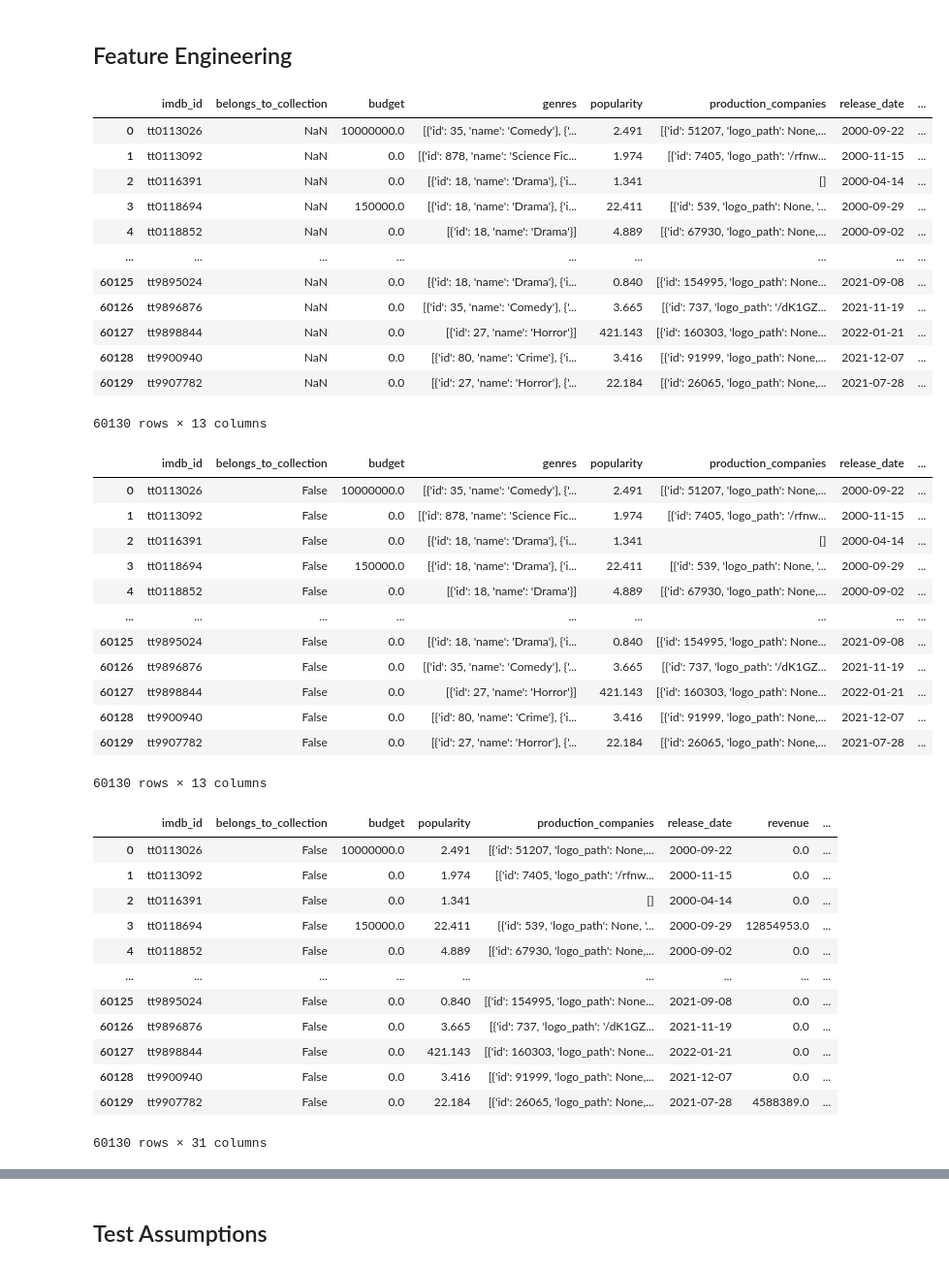
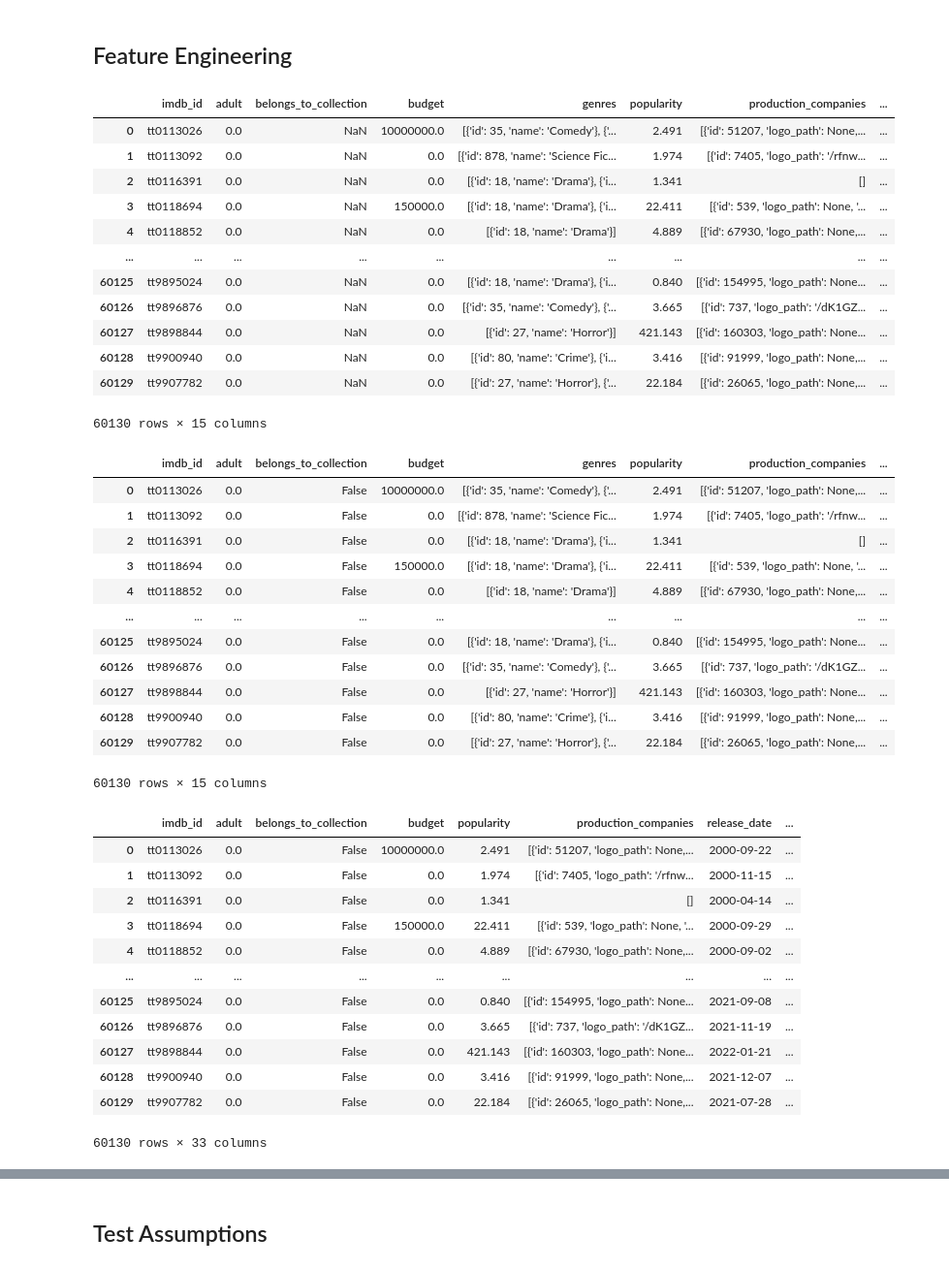
Before and after one commit to Numann-Malik/IMDB, a Jupyter notebook: IMDB_LInear_Regression_Models.ipynb, the cells around one changed output, grey strips where cells are left out. Shown: that part at 97% size. Cells and saved outputs as stored; diff of their text form; code cells hidden in the pictures.

```diff
--- a/IMDB_LInear_Regression_Models.ipynb
+++ b/IMDB_LInear_Regression_Models.ipynb
@@ -64,8 +83,9 @@ memory usage: 11.9+ MB
 | 4 | tt0118852 | 0.0 | NaN | NaN | 0.0 | [{'id': 18, 'name': 'Drama'}] | NaN | 49511.0 | ... |
 5 rows × 26 columns
 # %%
-## check for null values
-df.isna().sum()
+## remove ids that are 0 and reset index
+df = df.loc[df['imdb_id']!='0']
+df = df.reset_index(drop=True)
 # %% [output]
 imdb_id                      0
 adult                        0
@@ -254,37 +115,38 @@ drop_cols = ['backdrop_path','original_title','overview',
 df = df.drop(columns=drop_cols)
 df
 # %% [output]
-|  | imdb_id | belongs_to_collection | budget | genres | popularity | production_companies | release_date | ... |
-| 0 | tt0113026 | NaN | 10000000.0 | [{'id': 35, 'name': 'Comedy'}, {'... | 2.491 | [{'id': 51207, 'logo_path': None,... | 2000-09-22 | ... |
-| 1 | tt0113092 | NaN | 0.0 | [{'id': 878, 'name': 'Science Fic... | 1.974 | [{'id': 7405, 'logo_path': '/rfnw... | 2000-11-15 | ... |
-| 2 | tt0116391 | NaN | 0.0 | [{'id': 18, 'name': 'Drama'}, {'i... | 1.341 | [] | 2000-04-14 | ... |
-| 3 | tt0118694 | NaN | 150000.0 | [{'id': 18, 'name': 'Drama'}, {'i... | 22.411 | [{'id': 539, 'logo_path': None, '... | 2000-09-29 | ... |
-| 4 | tt0118852 | NaN | 0.0 | [{'id': 18, 'name': 'Drama'}] | 4.889 | [{'id': 67930, 'logo_path': None,... | 2000-09-02 | ... |
+|  | imdb_id | adult | belongs_to_collection | budget | genres | popularity | production_companies | ... |
+| 0 | tt0113026 | 0.0 | NaN | 10000000.0 | [{'id': 35, 'name': 'Comedy'}, {'... | 2.491 | [{'id': 51207, 'logo_path': None,... | ... |
+| 1 | tt0113092 | 0.0 | NaN | 0.0 | [{'id': 878, 'name': 'Science Fic... | 1.974 | [{'id': 7405, 'logo_path': '/rfnw... | ... |
+| 2 | tt0116391 | 0.0 | NaN | 0.0 | [{'id': 18, 'name': 'Drama'}, {'i... | 1.341 | [] | ... |
+| 3 | tt0118694 | 0.0 | NaN | 150000.0 | [{'id': 18, 'name': 'Drama'}, {'i... | 22.411 | [{'id': 539, 'logo_path': None, '... | ... |
+| 4 | tt0118852 | 0.0 | NaN | 0.0 | [{'id': 18, 'name': 'Drama'}] | 4.889 | [{'id': 67930, 'logo_path': None,... | ... |
 | ... | ... | ... | ... | ... | ... | ... | ... | ... |
-| 60125 | tt9895024 | NaN | 0.0 | [{'id': 18, 'name': 'Drama'}, {'i... | 0.840 | [{'id': 154995, 'logo_path': None... | 2021-09-08 | ... |
-| 60126 | tt9896876 | NaN | 0.0 | [{'id': 35, 'name': 'Comedy'}, {'... | 3.665 | [{'id': 737, 'logo_path': '/dK1GZ... | 2021-11-19 | ... |
-| 60127 | tt9898844 | NaN | 0.0 | [{'id': 27, 'name': 'Horror'}] | 421.143 | [{'id': 160303, 'logo_path': None... | 2022-01-21 | ... |
-| 60128 | tt9900940 | NaN | 0.0 | [{'id': 80, 'name': 'Crime'}, {'i... | 3.416 | [{'id': 91999, 'logo_path': None,... | 2021-12-07 | ... |
-| 60129 | tt9907782 | NaN | 0.0 | [{'id': 27, 'name': 'Horror'}, {'... | 22.184 | [{'id': 26065, 'logo_path': None,... | 2021-07-28 | ... |
+| 60125 | tt9895024 | 0.0 | NaN | 0.0 | [{'id': 18, 'name': 'Drama'}, {'i... | 0.840 | [{'id': 154995, 'logo_path': None... | ... |
+| 60126 | tt9896876 | 0.0 | NaN | 0.0 | [{'id': 35, 'name': 'Comedy'}, {'... | 3.665 | [{'id': 737, 'logo_path': '/dK1GZ... | ... |
+| 60127 | tt9898844 | 0.0 | NaN | 0.0 | [{'id': 27, 'name': 'Horror'}] | 421.143 | [{'id': 160303, 'logo_path': None... | ... |
+| 60128 | tt9900940 | 0.0 | NaN | 0.0 | [{'id': 80, 'name': 'Crime'}, {'i... | 3.416 | [{'id': 91999, 'logo_path': None,... | ... |
+| 60129 | tt9907782 | 0.0 | NaN | 0.0 | [{'id': 27, 'name': 'Horror'}, {'... | 22.184 | [{'id': 26065, 'logo_path': None,... | ... |
-60130 rows × 13 columns
+60130 rows × 15 columns
 # %%
 ## Use .notna() to convert 'belongs_to_collection' into Boolean feature
 df['belongs_to_collection'] = df['belongs_to_collection'].notna()
+df['belongs_to_collection'].value_counts()
 df
 # %% [output]
-|  | imdb_id | belongs_to_collection | budget | genres | popularity | production_companies | release_date | ... |
-| 0 | tt0113026 | False | 10000000.0 | [{'id': 35, 'name': 'Comedy'}, {'... | 2.491 | [{'id': 51207, 'logo_path': None,... | 2000-09-22 | ... |
-| 1 | tt0113092 | False | 0.0 | [{'id': 878, 'name': 'Science Fic... | 1.974 | [{'id': 7405, 'logo_path': '/rfnw... | 2000-11-15 | ... |
-| 2 | tt0116391 | False | 0.0 | [{'id': 18, 'name': 'Drama'}, {'i... | 1.341 | [] | 2000-04-14 | ... |
-| 3 | tt0118694 | False | 150000.0 | [{'id': 18, 'name': 'Drama'}, {'i... | 22.411 | [{'id': 539, 'logo_path': None, '... | 2000-09-29 | ... |
-| 4 | tt0118852 | False | 0.0 | [{'id': 18, 'name': 'Drama'}] | 4.889 | [{'id': 67930, 'logo_path': None,... | 2000-09-02 | ... |
+|  | imdb_id | adult | belongs_to_collection | budget | genres | popularity | production_companies | ... |
+| 0 | tt0113026 | 0.0 | False | 10000000.0 | [{'id': 35, 'name': 'Comedy'}, {'... | 2.491 | [{'id': 51207, 'logo_path': None,... | ... |
+| 1 | tt0113092 | 0.0 | False | 0.0 | [{'id': 878, 'name': 'Science Fic... | 1.974 | [{'id': 7405, 'logo_path': '/rfnw... | ... |
+| 2 | tt0116391 | 0.0 | False | 0.0 | [{'id': 18, 'name': 'Drama'}, {'i... | 1.341 | [] | ... |
+| 3 | tt0118694 | 0.0 | False | 150000.0 | [{'id': 18, 'name': 'Drama'}, {'i... | 22.411 | [{'id': 539, 'logo_path': None, '... | ... |
+| 4 | tt0118852 | 0.0 | False | 0.0 | [{'id': 18, 'name': 'Drama'}] | 4.889 | [{'id': 67930, 'logo_path': None,... | ... |
 | ... | ... | ... | ... | ... | ... | ... | ... | ... |
-| 60125 | tt9895024 | False | 0.0 | [{'id': 18, 'name': 'Drama'}, {'i... | 0.840 | [{'id': 154995, 'logo_path': None... | 2021-09-08 | ... |
-| 60126 | tt9896876 | False | 0.0 | [{'id': 35, 'name': 'Comedy'}, {'... | 3.665 | [{'id': 737, 'logo_path': '/dK1GZ... | 2021-11-19 | ... |
-| 60127 | tt9898844 | False | 0.0 | [{'id': 27, 'name': 'Horror'}] | 421.143 | [{'id': 160303, 'logo_path': None... | 2022-01-21 | ... |
-| 60128 | tt9900940 | False | 0.0 | [{'id': 80, 'name': 'Crime'}, {'i... | 3.416 | [{'id': 91999, 'logo_path': None,... | 2021-12-07 | ... |
-| 60129 | tt9907782 | False | 0.0 | [{'id': 27, 'name': 'Horror'}, {'... | 22.184 | [{'id': 26065, 'logo_path': None,... | 2021-07-28 | ... |
+| 60125 | tt9895024 | 0.0 | False | 0.0 | [{'id': 18, 'name': 'Drama'}, {'i... | 0.840 | [{'id': 154995, 'logo_path': None... | ... |
+| 60126 | tt9896876 | 0.0 | False | 0.0 | [{'id': 35, 'name': 'Comedy'}, {'... | 3.665 | [{'id': 737, 'logo_path': '/dK1GZ... | ... |
+| 60127 | tt9898844 | 0.0 | False | 0.0 | [{'id': 27, 'name': 'Horror'}] | 421.143 | [{'id': 160303, 'logo_path': None... | ... |
+| 60128 | tt9900940 | 0.0 | False | 0.0 | [{'id': 80, 'name': 'Crime'}, {'i... | 3.416 | [{'id': 91999, 'logo_path': None,... | ... |
+| 60129 | tt9907782 | 0.0 | False | 0.0 | [{'id': 27, 'name': 'Horror'}, {'... | 22.184 | [{'id': 26065, 'logo_path': None,... | ... |
-60130 rows × 13 columns
+60130 rows × 15 columns
 # %%
 # Explode genres column using get_genre_name function
 df['genres_list'] = df['genres'].apply(get_genre_name)
@@ -301,19 +163,19 @@ for genre in unique_genres:
 df = df.drop(columns=['genres','genres_list'])
 df
 # %% [output]
-|  | imdb_id | belongs_to_collection | budget | popularity | production_companies | release_date | revenue | ... |
-| 0 | tt0113026 | False | 10000000.0 | 2.491 | [{'id': 51207, 'logo_path': None,... | 2000-09-22 | 0.0 | ... |
-| 1 | tt0113092 | False | 0.0 | 1.974 | [{'id': 7405, 'logo_path': '/rfnw... | 2000-11-15 | 0.0 | ... |
-| 2 | tt0116391 | False | 0.0 | 1.341 | [] | 2000-04-14 | 0.0 | ... |
-| 3 | tt0118694 | False | 150000.0 | 22.411 | [{'id': 539, 'logo_path': None, '... | 2000-09-29 | 12854953.0 | ... |
-| 4 | tt0118852 | False | 0.0 | 4.889 | [{'id': 67930, 'logo_path': None,... | 2000-09-02 | 0.0 | ... |
+|  | imdb_id | adult | belongs_to_collection | budget | popularity | production_companies | release_date | ... |
+| 0 | tt0113026 | 0.0 | False | 10000000.0 | 2.491 | [{'id': 51207, 'logo_path': None,... | 2000-09-22 | ... |
+| 1 | tt0113092 | 0.0 | False | 0.0 | 1.974 | [{'id': 7405, 'logo_path': '/rfnw... | 2000-11-15 | ... |
+| 2 | tt0116391 | 0.0 | False | 0.0 | 1.341 | [] | 2000-04-14 | ... |
+| 3 | tt0118694 | 0.0 | False | 150000.0 | 22.411 | [{'id': 539, 'logo_path': None, '... | 2000-09-29 | ... |
+| 4 | tt0118852 | 0.0 | False | 0.0 | 4.889 | [{'id': 67930, 'logo_path': None,... | 2000-09-02 | ... |
 | ... | ... | ... | ... | ... | ... | ... | ... | ... |
-| 60125 | tt9895024 | False | 0.0 | 0.840 | [{'id': 154995, 'logo_path': None... | 2021-09-08 | 0.0 | ... |
-| 60126 | tt9896876 | False | 0.0 | 3.665 | [{'id': 737, 'logo_path': '/dK1GZ... | 2021-11-19 | 0.0 | ... |
-| 60127 | tt9898844 | False | 0.0 | 421.143 | [{'id': 160303, 'logo_path': None... | 2022-01-21 | 0.0 | ... |
-| 60128 | tt9900940 | False | 0.0 | 3.416 | [{'id': 91999, 'logo_path': None,... | 2021-12-07 | 0.0 | ... |
-| 60129 | tt9907782 | False | 0.0 | 22.184 | [{'id': 26065, 'logo_path': None,... | 2021-07-28 | 4588389.0 | ... |
+| 60125 | tt9895024 | 0.0 | False | 0.0 | 0.840 | [{'id': 154995, 'logo_path': None... | 2021-09-08 | ... |
+| 60126 | tt9896876 | 0.0 | False | 0.0 | 3.665 | [{'id': 737, 'logo_path': '/dK1GZ... | 2021-11-19 | ... |
+| 60127 | tt9898844 | 0.0 | False | 0.0 | 421.143 | [{'id': 160303, 'logo_path': None... | 2022-01-21 | ... |
+| 60128 | tt9900940 | 0.0 | False | 0.0 | 3.416 | [{'id': 91999, 'logo_path': None,... | 2021-12-07 | ... |
+| 60129 | tt9907782 | 0.0 | False | 0.0 | 22.184 | [{'id': 26065, 'logo_path': None,... | 2021-07-28 | ... |
-60130 rows × 31 columns
+60130 rows × 33 columns
 # %%
 # Clean MPAA rating feature
 df['certification'] = df['certification'].str.strip()
```
Also changed, not shown: parts of 44 cells of this notebook.
